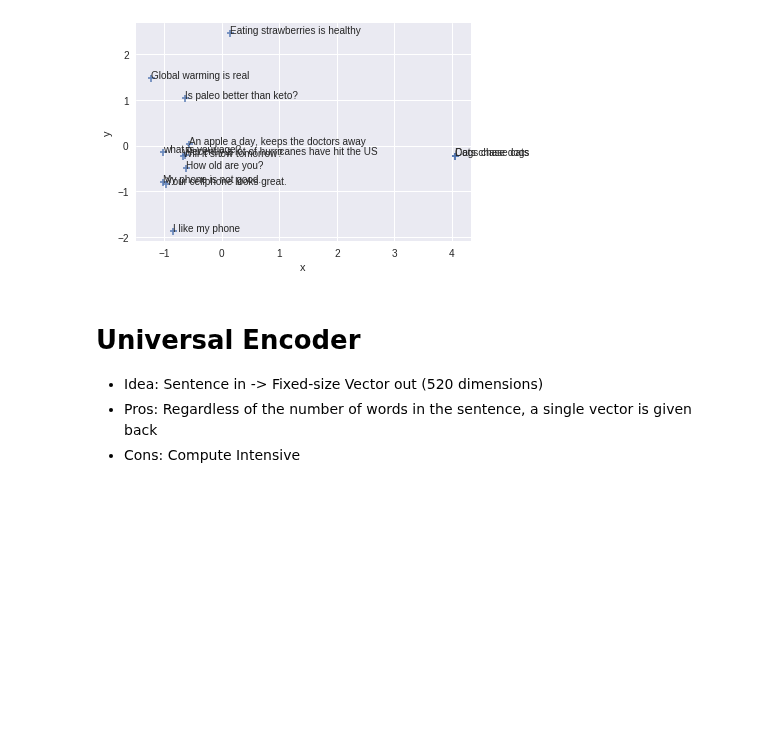
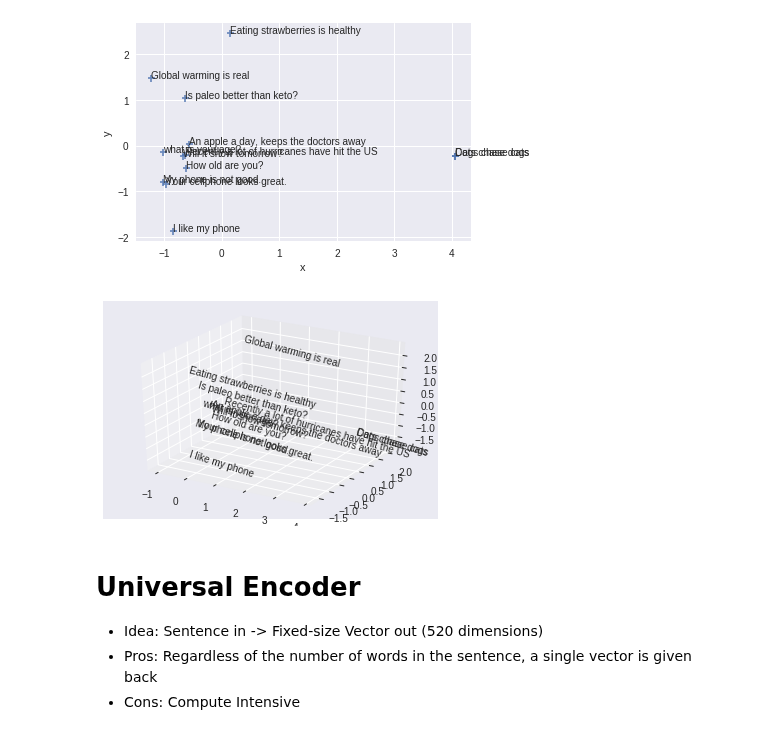
Before and after one commit to mohammedterry/NLP_for_ML, a Jupyter notebook: Sentence_Embeddings.ipynb, the cells around one changed output. Saved outputs shown, nothing was run; the diff lists cells and outputs as text; code cells hidden in the pictures; blank space fills up the shorter version.

```diff
--- a/Sentence_Embeddings.ipynb
+++ b/Sentence_Embeddings.ipynb
@@ -117,6 +140,10 @@ ranked_candidates
 plot_sentences(example_sentences, [spacy_sentence.vector for spacy_sentence in spacy_sentences])
 # %% [output]
 [figure]
+# %%
+plot3D_sentences(example_sentences, [spacy_sentence.vector for spacy_sentence in spacy_sentences])
+# %% [output]
+[figure, added]
 # %% [markdown]
 # Universal Encoder
 * Idea: Sentence in -> Fixed-size Vector out (520 dimensions)
```
Also changed, not shown: parts of 17 cells of this notebook.
